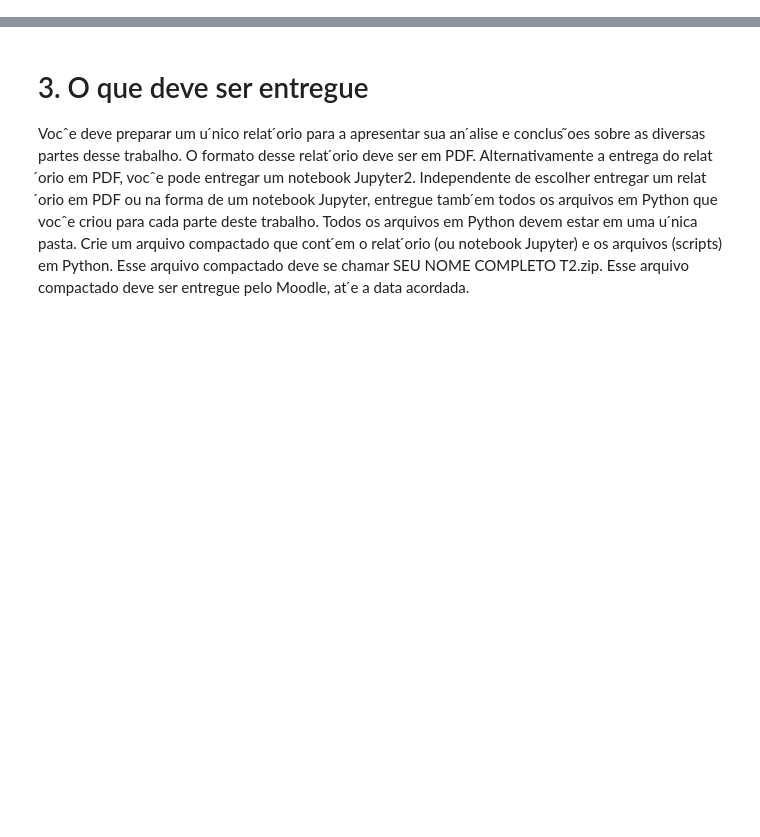
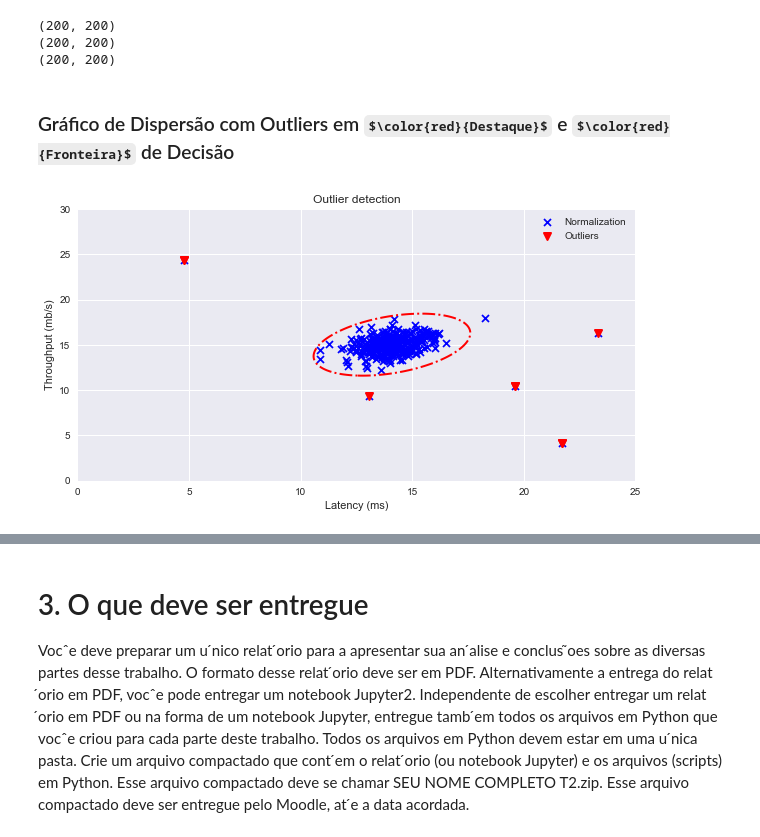
Before and after one commit to gassantos/ML4Edatics, a Jupyter notebook: Relatório de Aprendizado de Máquina - Trabalho2B.ipynb, the cells around one changed output, grey strips where cells are left out. Cells and saved outputs as stored; diff of their text form; code cells hidden in the pictures; some formulas as TeX source; blank space fills up the shorter version.

```diff
--- a/Relatório de Aprendizado de Máquina - Trabalho2B.ipynb
+++ b/Relatório de Aprendizado de Máquina - Trabalho2B.ipynb
@@ -141,0 +179,36 @@ Agora, vocˆe deve implementar o gradiente (sem regularizac ̧ ̃ao). Especifica
+# %%
+# Construindo um Formato de Fronteira de Decisão a partir do Modelo de Envelope Elíptico.
+# Para isso, é necessário fitar o dataset no Modelo EllipticEnvelope.
+
+clf = EllipticEnvelope()
+clf.fit(X)
+
+XF, YF = np.meshgrid(np.linspace(0, 25, 200), np.linspace(0, 30, 200))
+ZF = clf.decision_function(np.c_[XF.ravel(), YF.ravel()])
+ZF = ZF.reshape(XF.shape)
+
+print(XF.shape)
+print(YF.shape)
+print(ZF.shape)
+# %% [output]
+(200, 200)
+(200, 200)
+(200, 200)
+# %% [markdown]
+### Gráfico de Dispersão com Outliers em  $\color{red}{Destaque}$ e $\color{red}{Fronteira}$ de Decisão
+# %%
+# Plotando os OUTLIERS
+plt.figure(figsize=(10,5))
+plt.scatter(X[:,0], X[:,1], c='b', marker='x', linewidths=4, label='Normalization')
+plt.scatter(X[outliers[0],0], X[outliers[0],1], c='r', marker='v', linewidths=2, label='Outliers')
+
+# Plotando a Fronteira de Decisão com base no THRESHOLD
+ZT = clf.decision_function(X).ravel()
+threshold = np.percentile(ZT, 1.9)
+plt.contour(XF, YF, ZF, levels=[threshold], linewidths=2, colors='red', linestyles='dashdot', label='Threshold')
+plt.title("Outlier detection")
+plt.xlabel('Latency (ms)')
+plt.ylabel('Throughput (mb/s)')
+plt.legend(loc=1);
+# %% [output]
+[figure, added]
```
Also changed, not shown: parts of 71 cells of this notebook, 1 other file.
